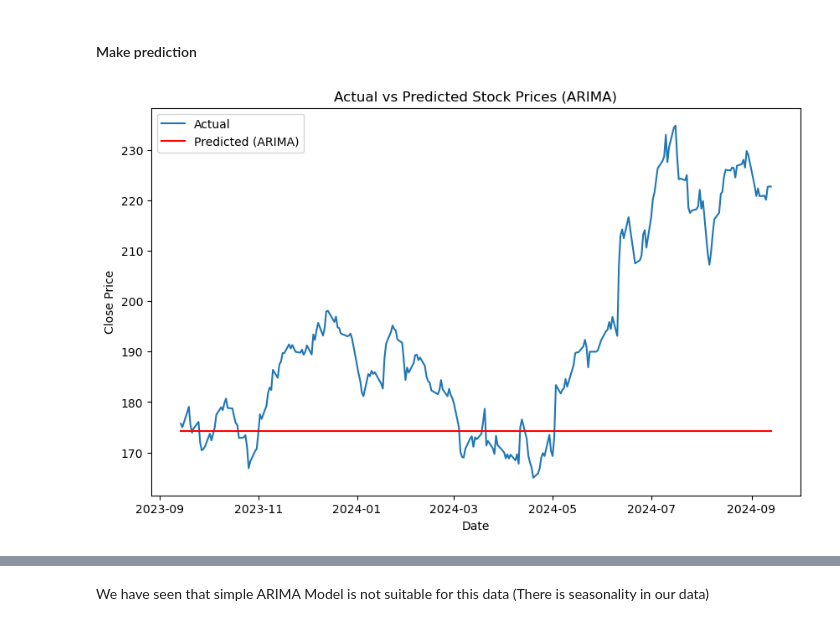
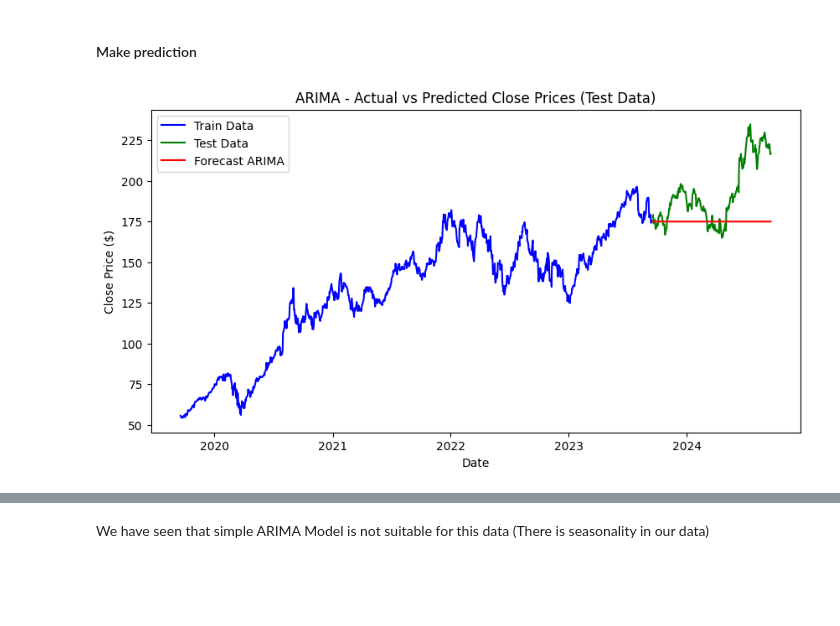
Before and after one commit to lisek75/ts_forecasting_notebook, a Jupyter notebook: aapl_stock/aapl_stock_price.ipynb, the cells around one changed output, grey strips where cells are left out. Cells and saved outputs as stored; diff of their text form; code cells hidden in the pictures; blank space fills up the shorter version.

```diff
--- a/aapl_stock/aapl_stock_price.ipynb
+++ b/aapl_stock/aapl_stock_price.ipynb
@@ -318,30 +305,25 @@ ax2.hist(residuals, density=True)
 # %% [markdown]
 #### Make prediction
 # %%
-m_arima = sm.tsa.arima.ARIMA(df_train, order=stepwise_fit.order).fit()
-
-# Predict values for the test set
+# Predict values for the test dataset
 start = len(df_train)
 end = len(df_train) + len(df_test) - 1
 pred_arima = m_arima.predict(start=start, end=end, typ='levels', dynamic=True)
 
-pred_arima_series = pd.Series(pred_arima.values, index=df_test.index)
+df_fct = df2.copy()
+df_fct['fct_arima'] = None # Initialize the column with None values
+df_fct.loc[df_test.index, 'fct_arima'] = pred_arima.values
 
-# Plot actual vs predicted values
-plt.figure(figsize=(10, 6))
+# Plotting
+plt.figure(figsize=(10, 5))
+plt.plot(df_train.index, df_train, label='Train Data', color='blue')
+plt.plot(df_test.index, df_test, label='Test Data', color='green')
+plt.plot(df_fct.index, df_fct['fct_arima'], label='Forecast ARIMA', color='red')
 
-# Plot the actual test set values
-plt.plot(df_test.index, df_test['Close'], label='Actual')
-
-# Plot the predicted values from the ARIMA model
-plt.plot(df_test.index, pred_arima_series, label='Predicted (ARIMA)', color='red')
-
+plt.title('ARIMA - Actual vs Predicted Close Prices (Test Data)')
+plt.ylabel('Close Price ($)')
 plt.xlabel('Date')
-plt.ylabel('Close Price')
-plt.title('Actual vs Predicted Stock Prices (ARIMA)')
 plt.legend()
-
-# Show the plot
 plt.show()
 # %% [output]
-[figure, old version]
+[figure, new version]
```
Also changed, not shown: parts of 37 cells of this notebook.
